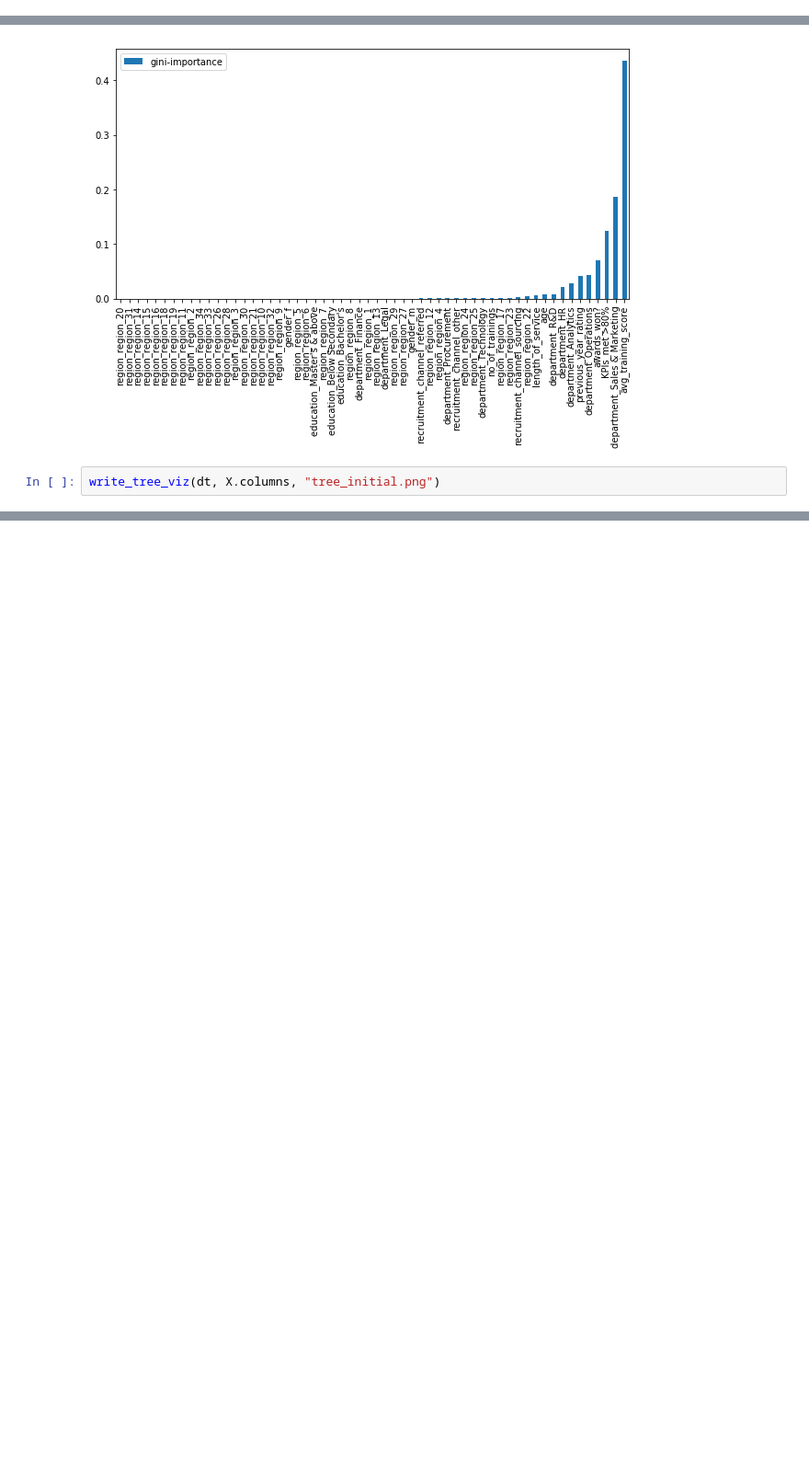
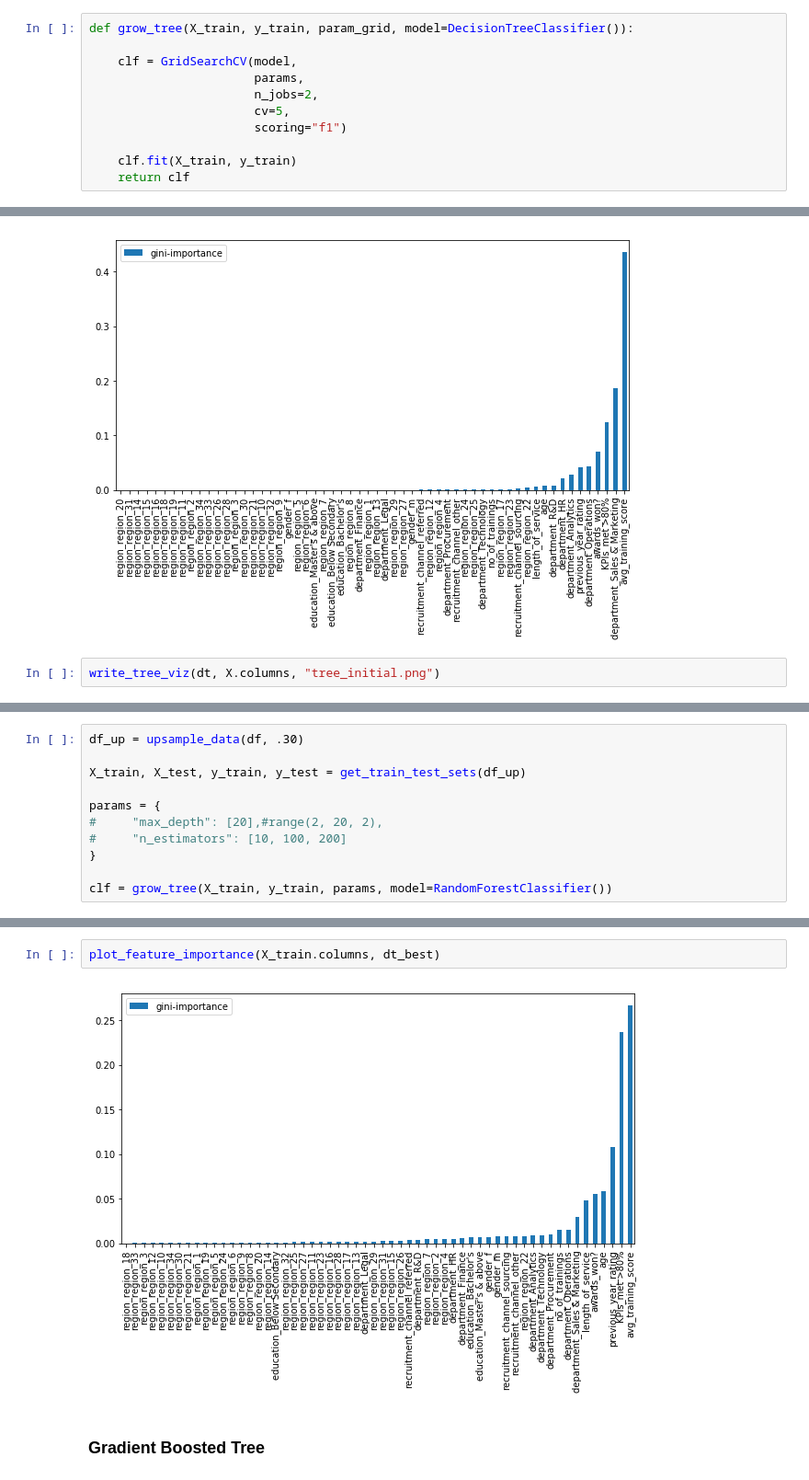
Before and after one commit to dan55/challenges-ds, a Jupyter notebook: hr_analytics/hr_analysis.ipynb, the cells around one changed output, grey strips where cells are left out. Shown at 92% size. Cells and saved outputs as stored; diff of their text form; blank space fills up the shorter version.

```diff
--- a/hr_analytics/hr_analysis.ipynb
+++ b/hr_analytics/hr_analysis.ipynb
@@ -69 +166,12 @@ def write_tree_viz(dtree, features, filename):
+# %%
+def grow_tree(X_train, y_train, param_grid, model=DecisionTreeClassifier()):
+
+    clf = GridSearchCV(model,
+                       params,
+                       n_jobs=2,
+                       cv=5,
+                       scoring="f1")
+
+    clf.fit(X_train, y_train)
+    return clf
 # %% [markdown]
@@ -305,0 +443,11 @@ Well that's better. What if we try a random forest?
+# %%
+df_up = upsample_data(df, .30)
+
+X_train, X_test, y_train, y_test = get_train_test_sets(df_up)
+
+params = {
+#     "max_depth": [20],#range(2, 20, 2),
+#     "n_estimators": [10, 100, 200]
+}
+
+clf = grow_tree(X_train, y_train, params, model=RandomForestClassifier())
@@ -305,0 +476,6 @@ Well that's better. What if we try a random forest?
+# %%
+plot_feature_importance(X_train.columns, dt_best)
+# %% [output]
+[figure, added]
+# %% [markdown]
+### Gradient Boosted Tree
```
Also changed, not shown: parts of 61 cells of this notebook.
